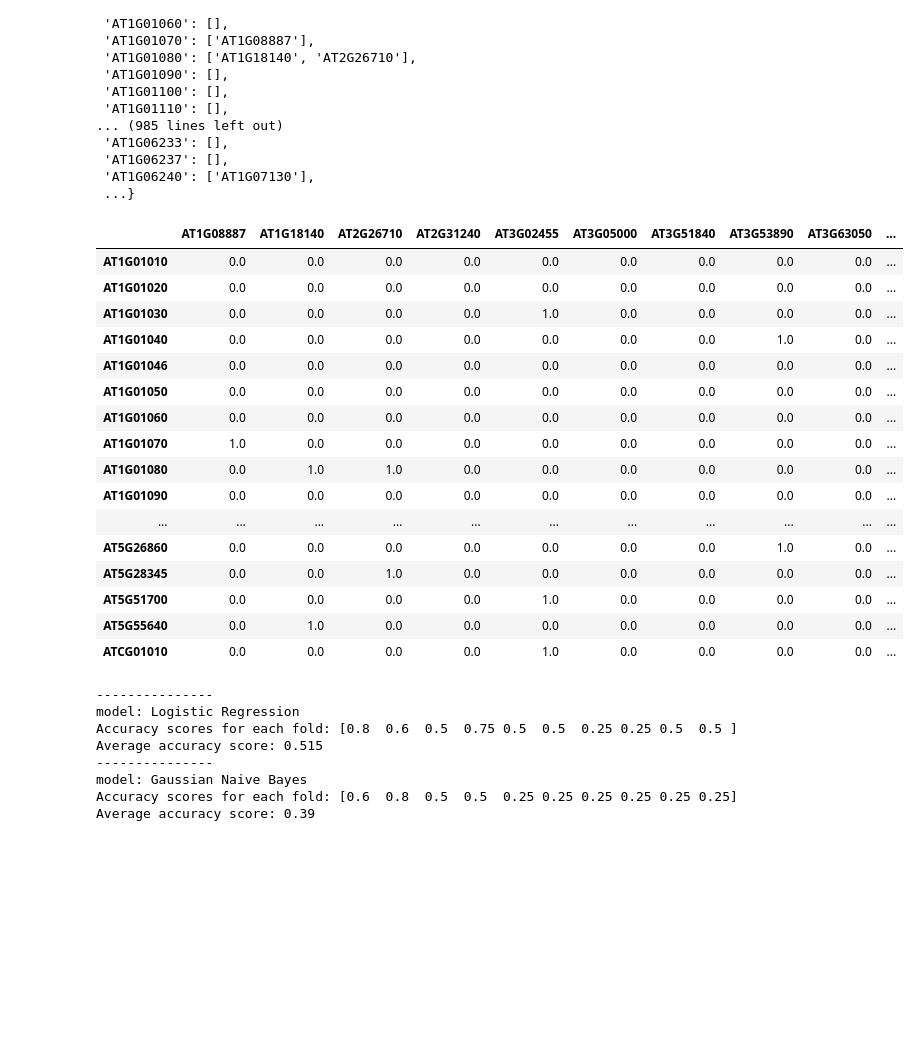
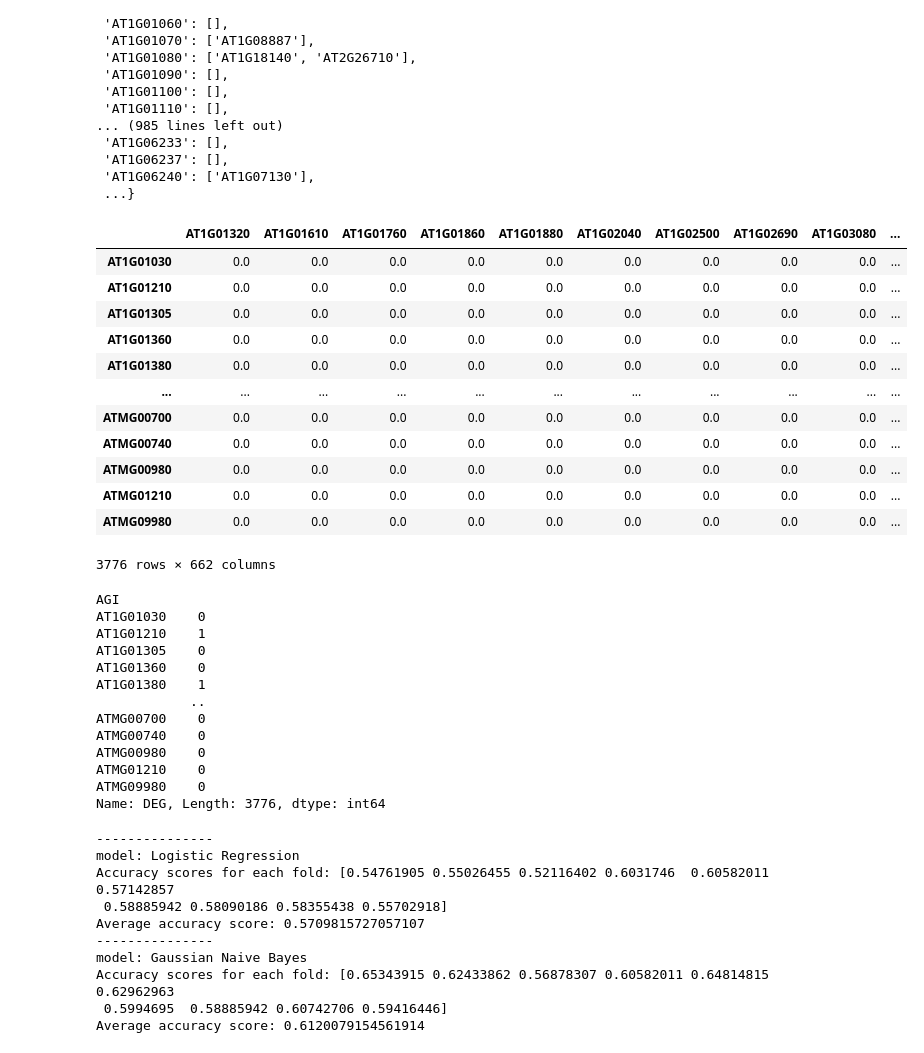
Before and after one commit to teegman123/ECE759_Project, a Jupyter notebook: Analysis.ipynb, the cells around one changed output. Saved outputs shown, nothing was run; the diff lists cells and outputs as text; code cells hidden in the pictures; blank space fills up the shorter version.

Commit message:
Modified the all_genes.xlsx to get updates from files in DEGs/ directory.

```diff
--- a/Analysis.ipynb
+++ b/Analysis.ipynb
@@ -11,7 +11,7 @@ from sklearn.naive_bayes import GaussianNB, MultinomialNB, BernoulliNB
 root = os.getcwd() # gives path to git clone
 data_dir = os.path.join(root, "cellular_clarity")
 associated_motifs_filename = "associated_motifs.json"
-genes_filenames = "all_genes.csv"
+genes_filenames = "all_genes.xlsx"
 # %%
 # all_genes_dir = os.path.join(data_dir, genes_filenames["all"])
 # genes = pd.read_csv(all_genes_dir)
@@ -28,3 +28,25 @@ genes_filenames = "all_genes.csv"
 #     json.dump(data, file, indent=4) # indent for better readability
 #
 # print(f"Dictionary written to {associated_motifs_dir}")
+# %%
+df = pd.read_excel(os.path.join(data_dir, genes_filenames))
+df.set_index("AGI", drop=True, inplace=True)
+for t in range(6, 42, 6):
+    c = chr(ord('A') + t//6)
+    _dir = os.path.join(data_dir, "DEGs")
+    filename = f"DEGs_{c}_minus_vs_{c}_plus.csv"
+    df_tmp = pd.read_csv(str(os.path.join(_dir, filename)))
+    df_tmp.set_index("Unnamed: 0", drop=True, inplace=True)
+    df.loc[df_tmp.index, f"logFC @ {t} hrs"] = df_tmp["logFC"]
+    df_tmp["max logFC"] = df.loc[df_tmp.index, "logFC"]
+    df[f"DE @ {t} hrs"] = 0
+    df.loc[df_tmp.index, f"DE @ {t} hrs"] = ((df_tmp["logFC"].abs() > 0.75) & (df_tmp["FDR"] < 0.05)).astype(int)
+    df.loc[df_tmp.index, "logFC"] = df_tmp["max logFC"].where(df_tmp["logFC"].abs() < df_tmp["max logFC"].abs(), df_tmp["logFC"])
+
+    df_tmp["max logFC"] = df.loc[df_tmp.index, "logFC"]
+    df_tmp = df_tmp[df_tmp["logFC"] == df_tmp["max logFC"]]
+    df.loc[df_tmp.index, ["logCPM", "F", "PValue", "FDR"]] = df_tmp[["logCPM", "F", "PValue", "FDR"]]
+
+df["DEG"] = (~df["logFC"].isna()).astype(float)
+df.to_excel(os.path.join(data_dir, genes_filenames))
+df
@@ -97,7 +134,7 @@ def build_data(dir, filenames, associated_motifs, response, cluster=None):
 
     """
     all_genes_dir = os.path.join(dir, filenames)
-    genes = pd.read_csv(all_genes_dir, low_memory=False)
+    genes = pd.read_excel(all_genes_dir)
     genes.set_index("AGI", drop=True, inplace=True)
 
     degs = genes[genes["DEG"] == 1].copy()
@@ -136,50 +173,62 @@ def build_data(dir, filenames, associated_motifs, response, cluster=None):
         if gene in associated_motifs.keys():
             for motif in associated_motifs[gene]:
                 if motif in relevant_motifs:
                     X.at[gene, motif] = 1.0
 
     target_genes = genes.loc[considering_genes]
     # Case where y = vector of binary values
     if response == "DEG":
         y = target_genes["DEG"].copy()
 
     # Case where y = vector of continuous values
     if response == "logFC":
         y = target_genes["logFC"].copy()
 
     # Case where y = matrix of binary values for all times
     if response == "DEG_ts": #, "logFC_ts"
         y = target_genes[[f"DE @ {i} hrs" for i in range(6, 42, 6)]].copy()
 
     # Case where y = matrix of continuous values for all times
     if response == "logFC_ts":
         y = target_genes[[f"logFC @ {i} hrs" for i in range(6, 42, 6)]].copy()
 
     # todo: remove this in ideal scenario
     y.fillna(0, inplace=True)
 
     return X, y
 
 X, y = build_data(data_dir, genes_filenames, associated_motifs, "DEG")
 X
 # %% [output]
-|  | AT1G08887 | AT1G18140 | AT2G26710 | AT2G31240 | AT3G02455 | AT3G05000 | AT3G51840 | AT3G53890 | AT3G63050 | ... |
-| AT1G01010 | 0.0 | 0.0 | 0.0 | 0.0 | 0.0 | 0.0 | 0.0 | 0.0 | 0.0 | ... |
-| AT1G01020 | 0.0 | 0.0 | 0.0 | 0.0 | 0.0 | 0.0 | 0.0 | 0.0 | 0.0 | ... |
-| AT1G01030 | 0.0 | 0.0 | 0.0 | 0.0 | 1.0 | 0.0 | 0.0 | 0.0 | 0.0 | ... |
-| AT1G01040 | 0.0 | 0.0 | 0.0 | 0.0 | 0.0 | 0.0 | 0.0 | 1.0 | 0.0 | ... |
-| AT1G01046 | 0.0 | 0.0 | 0.0 | 0.0 | 0.0 | 0.0 | 0.0 | 0.0 | 0.0 | ... |
-| AT1G01050 | 0.0 | 0.0 | 0.0 | 0.0 | 0.0 | 0.0 | 0.0 | 0.0 | 0.0 | ... |
-| AT1G01060 | 0.0 | 0.0 | 0.0 | 0.0 | 0.0 | 0.0 | 0.0 | 0.0 | 0.0 | ... |
-| AT1G01070 | 1.0 | 0.0 | 0.0 | 0.0 | 0.0 | 0.0 | 0.0 | 0.0 | 0.0 | ... |
-| AT1G01080 | 0.0 | 1.0 | 1.0 | 0.0 | 0.0 | 0.0 | 0.0 | 0.0 | 0.0 | ... |
-| AT1G01090 | 0.0 | 0.0 | 0.0 | 0.0 | 0.0 | 0.0 | 0.0 | 0.0 | 0.0 | ... |
+|  | AT1G01320 | AT1G01610 | AT1G01760 | AT1G01860 | AT1G01880 | AT1G02040 | AT1G02500 | AT1G02690 | AT1G03080 | ... |
+| AT1G01030 | 0.0 | 0.0 | 0.0 | 0.0 | 0.0 | 0.0 | 0.0 | 0.0 | 0.0 | ... |
+| AT1G01210 | 0.0 | 0.0 | 0.0 | 0.0 | 0.0 | 0.0 | 0.0 | 0.0 | 0.0 | ... |
+| AT1G01305 | 0.0 | 0.0 | 0.0 | 0.0 | 0.0 | 0.0 | 0.0 | 0.0 | 0.0 | ... |
+| AT1G01360 | 0.0 | 0.0 | 0.0 | 0.0 | 0.0 | 0.0 | 0.0 | 0.0 | 0.0 | ... |
+| AT1G01380 | 0.0 | 0.0 | 0.0 | 0.0 | 0.0 | 0.0 | 0.0 | 0.0 | 0.0 | ... |
 | ... | ... | ... | ... | ... | ... | ... | ... | ... | ... | ... |
-| AT5G26860 | 0.0 | 0.0 | 0.0 | 0.0 | 0.0 | 0.0 | 0.0 | 1.0 | 0.0 | ... |
-| AT5G28345 | 0.0 | 0.0 | 1.0 | 0.0 | 0.0 | 0.0 | 0.0 | 0.0 | 0.0 | ... |
-| AT5G51700 | 0.0 | 0.0 | 0.0 | 0.0 | 1.0 | 0.0 | 0.0 | 0.0 | 0.0 | ... |
-| AT5G55640 | 0.0 | 1.0 | 0.0 | 0.0 | 0.0 | 0.0 | 0.0 | 0.0 | 0.0 | ... |
-| ATCG01010 | 0.0 | 0.0 | 0.0 | 0.0 | 1.0 | 0.0 | 0.0 | 0.0 | 0.0 | ... |
+| ATMG00700 | 0.0 | 0.0 | 0.0 | 0.0 | 0.0 | 0.0 | 0.0 | 0.0 | 0.0 | ... |
+| ATMG00740 | 0.0 | 0.0 | 0.0 | 0.0 | 0.0 | 0.0 | 0.0 | 0.0 | 0.0 | ... |
+| ATMG00980 | 0.0 | 0.0 | 0.0 | 0.0 | 0.0 | 0.0 | 0.0 | 0.0 | 0.0 | ... |
+| ATMG01210 | 0.0 | 0.0 | 0.0 | 0.0 | 0.0 | 0.0 | 0.0 | 0.0 | 0.0 | ... |
+| ATMG09980 | 0.0 | 0.0 | 0.0 | 0.0 | 0.0 | 0.0 | 0.0 | 0.0 | 0.0 | ... |
+3776 rows × 662 columns
+# %%
+y
+# %% [output]
+AGI
+AT1G01030    0
+AT1G01210    1
+AT1G01305    0
+AT1G01360    0
+AT1G01380    1
+            ..
+ATMG00700    0
+ATMG00740    0
+ATMG00980    0
+ATMG01210    0
+ATMG09980    0
+Name: DEG, Length: 3776, dtype: int64
 # %%
 models = {
     "Logistic Regression":
@@ -204,12 +253,14 @@ for key in models.keys():
 # %% [output]
 ---------------
 model: Logistic Regression
-Accuracy scores for each fold: [0.8  0.6  0.5  0.75 0.5  0.5  0.25 0.25 0.5  0.5 ]
-Average accuracy score: 0.515
+Accuracy scores for each fold: [0.54761905 0.55026455 0.52116402 0.6031746  0.60582011 0.57142857
+ 0.58885942 0.58090186 0.58355438 0.55702918]
+Average accuracy score: 0.5709815727057107
 ---------------
 model: Gaussian Naive Bayes
-Accuracy scores for each fold: [0.6  0.8  0.5  0.5  0.25 0.25 0.25 0.25 0.25 0.25]
-Average accuracy score: 0.39
+Accuracy scores for each fold: [0.65343915 0.62433862 0.56878307 0.60582011 0.64814815 0.62962963
+ 0.5994695  0.58885942 0.60742706 0.59416446]
+Average accuracy score: 0.6120079154561914
 # %%
 # Set the number of experiment repetitions (k)
 k = 20
```
Also changed, not shown: parts of 3 cells of this notebook, 1 other file.
